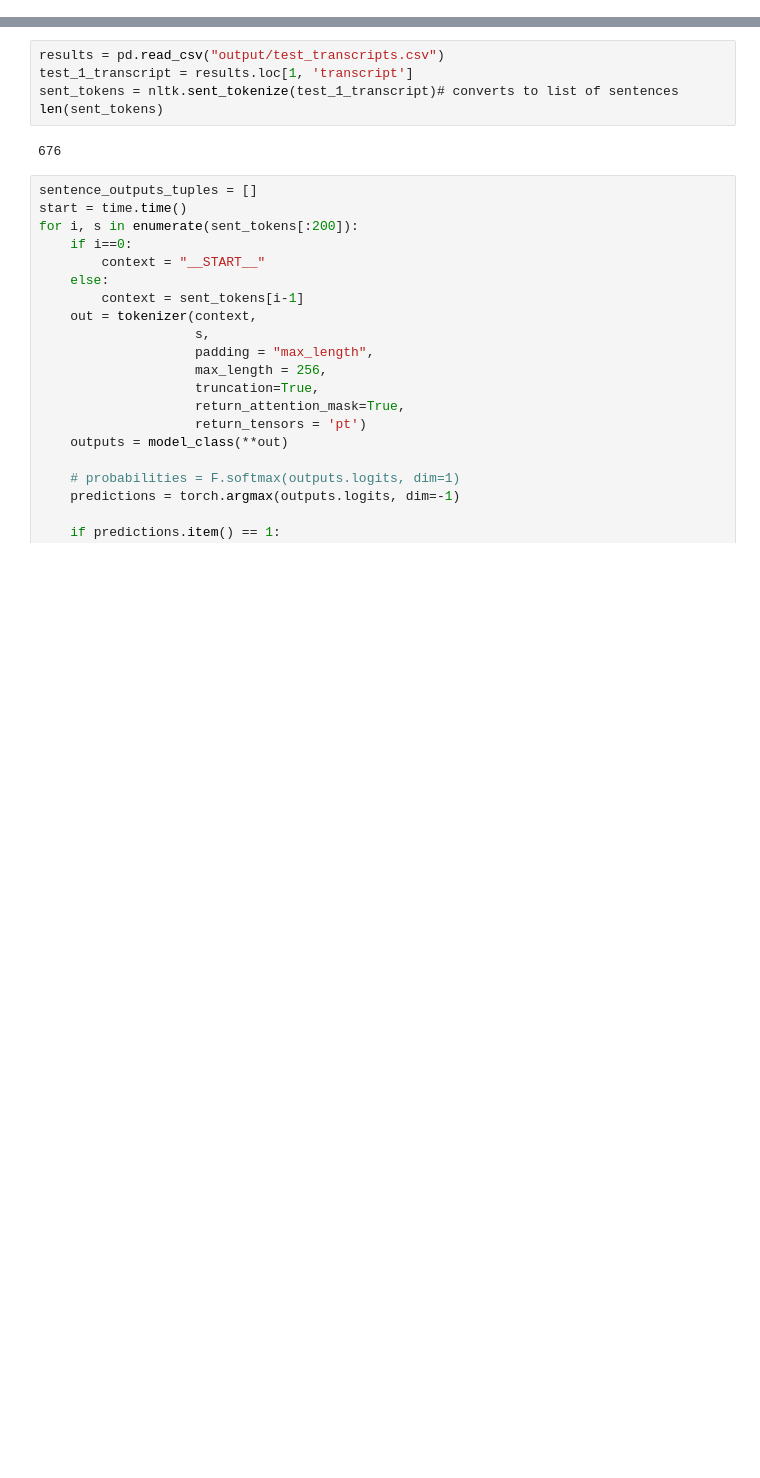
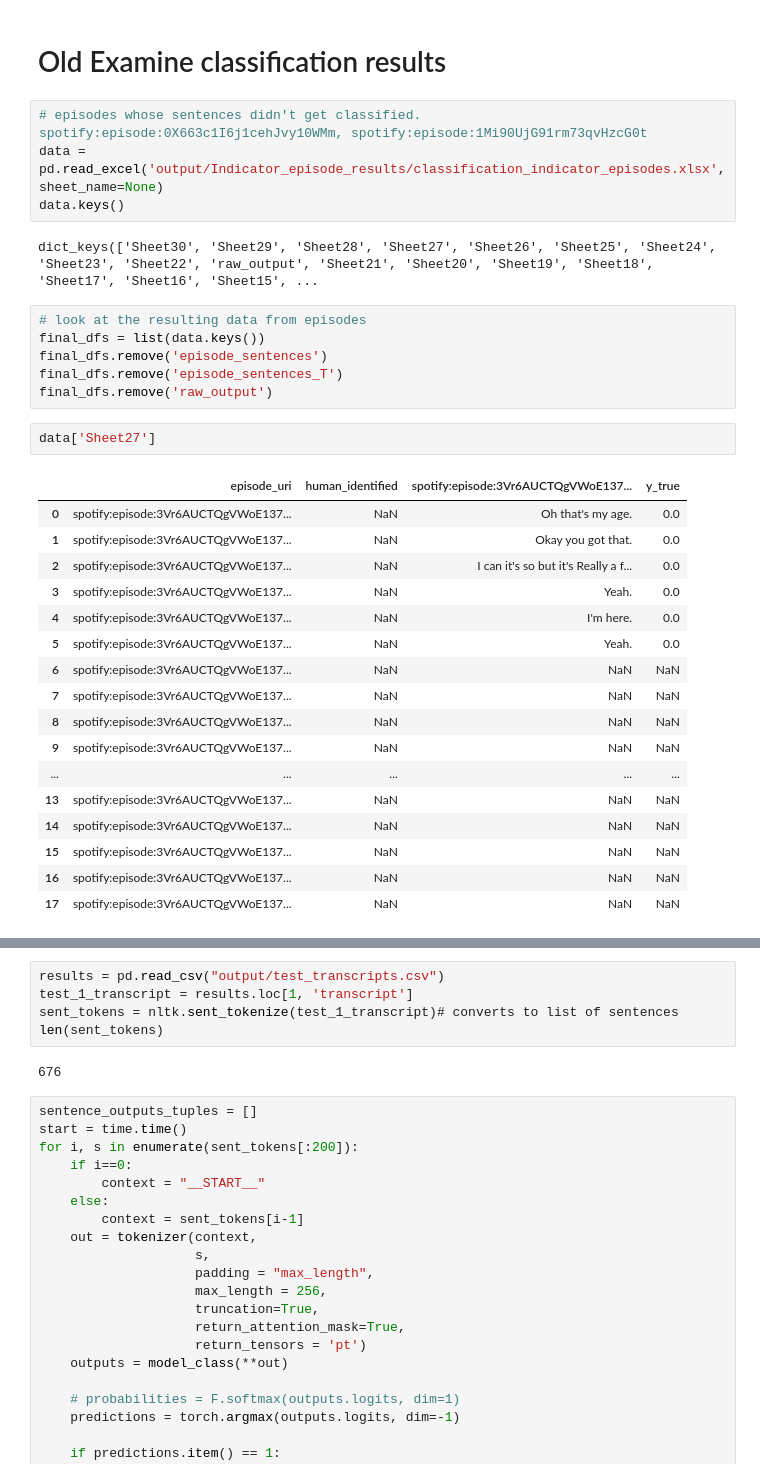
Before and after one commit to oimartin/podcast_ad_sponsor_chatbot, a Jupyter notebook: 03_test_ad_classification.ipynb, the cells around one changed output, grey strips where cells are left out. Drawn from its saved outputs; the diff is of its cells as text; blank space fills up the shorter version.

```diff
--- a/03_test_ad_classification.ipynb
+++ b/03_test_ad_classification.ipynb
@@ -29,0 +253,34 @@ True
+# %% [markdown]
+# Old Examine classification results
+# %%
+# episodes whose sentences didn't get classified. spotify:episode:0X663c1I6j1cehJvy10WMm, spotify:episode:1Mi90UjG91rm73qvHzcG0t
+data = pd.read_excel('output/Indicator_episode_results/classification_indicator_episodes.xlsx', sheet_name=None)
+data.keys()
+# %% [output]
+dict_keys(['Sheet30', 'Sheet29', 'Sheet28', 'Sheet27', 'Sheet26', 'Sheet25', 'Sheet24', 'Sheet23', 'Sheet22', 'raw_output', 'Sheet21', 'Sheet20', 'Sheet19', 'Sheet18', 'Sheet17', 'Sheet16', 'Sheet15', ...
+# %%
+# look at the resulting data from episodes
+final_dfs = list(data.keys())
+final_dfs.remove('episode_sentences')
+final_dfs.remove('episode_sentences_T')
+final_dfs.remove('raw_output')
+# %%
+data['Sheet27']
+# %% [output]
+|  | episode_uri | human_identified | spotify:episode:3Vr6AUCTQgVWoE137... | y_true |
+| 0 | spotify:episode:3Vr6AUCTQgVWoE137... | NaN | Oh that's my age. | 0.0 |
+| 1 | spotify:episode:3Vr6AUCTQgVWoE137... | NaN | Okay you got that. | 0.0 |
+| 2 | spotify:episode:3Vr6AUCTQgVWoE137... | NaN | I can it's so but it's Really a f... | 0.0 |
+| 3 | spotify:episode:3Vr6AUCTQgVWoE137... | NaN | Yeah. | 0.0 |
+| 4 | spotify:episode:3Vr6AUCTQgVWoE137... | NaN | I'm here. | 0.0 |
+| 5 | spotify:episode:3Vr6AUCTQgVWoE137... | NaN | Yeah. | 0.0 |
+| 6 | spotify:episode:3Vr6AUCTQgVWoE137... | NaN | NaN | NaN |
+| 7 | spotify:episode:3Vr6AUCTQgVWoE137... | NaN | NaN | NaN |
+| 8 | spotify:episode:3Vr6AUCTQgVWoE137... | NaN | NaN | NaN |
+| 9 | spotify:episode:3Vr6AUCTQgVWoE137... | NaN | NaN | NaN |
+| ... | ... | ... | ... | ... |
+| 13 | spotify:episode:3Vr6AUCTQgVWoE137... | NaN | NaN | NaN |
+| 14 | spotify:episode:3Vr6AUCTQgVWoE137... | NaN | NaN | NaN |
+| 15 | spotify:episode:3Vr6AUCTQgVWoE137... | NaN | NaN | NaN |
+| 16 | spotify:episode:3Vr6AUCTQgVWoE137... | NaN | NaN | NaN |
+| 17 | spotify:episode:3Vr6AUCTQgVWoE137... | NaN | NaN | NaN |
```
Also changed, not shown: parts of 14 cells of this notebook, 7 other files.
